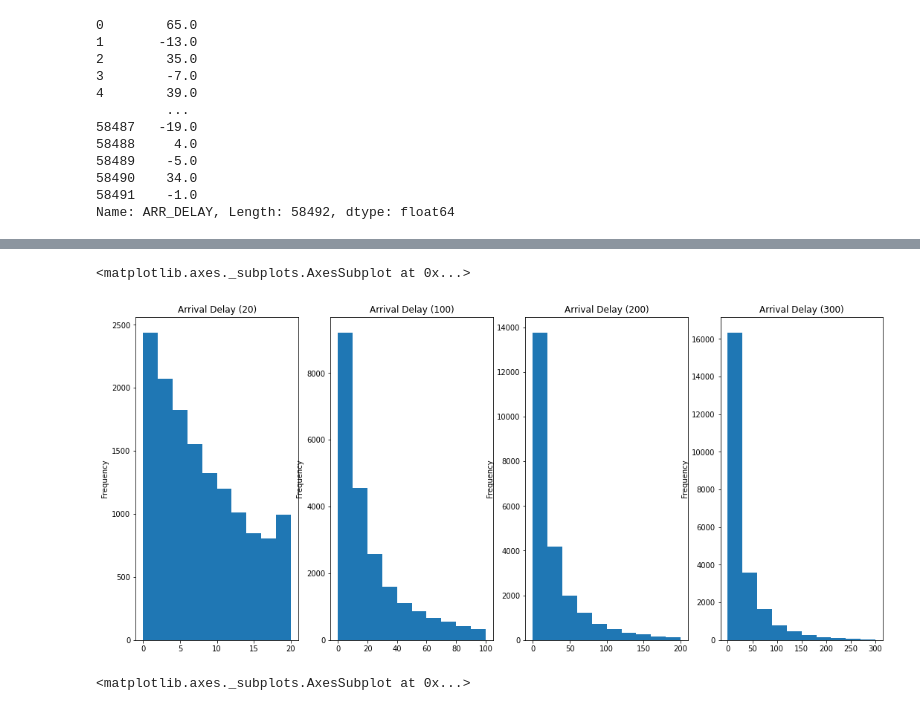
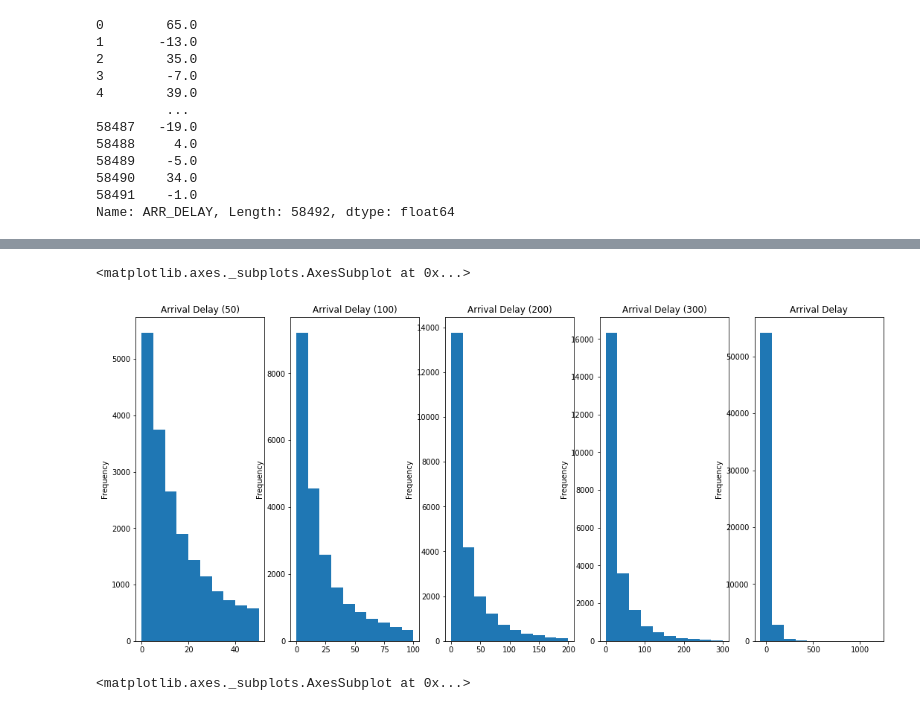
Before and after one commit to son50git/PKT_004_Visualizaiton_PY_MTL, a Jupyter notebook: PKT_004_Rework_02.ipynb, the cells around one changed output, grey strips where cells are left out. Cells and saved outputs as stored; diff of their text form; code cells hidden in the pictures.

```diff
--- a/PKT_004_Rework_02.ipynb
+++ b/PKT_004_Rework_02.ipynb
@@ -715,21 +715,15 @@ Name: ARR_DELAY, Length: 58492, dtype: float64
 # %%
-fig3, ax_array = plt.subplots(1, 4, figsize=(18,8))
-ax1, ax2, ax3, ax4 = ax_array  # (ax1, ax2, ax3, ax4) = ax_array
+fig3, ax_array = plt.subplots(1, 5, figsize=(18,8))
+ax1, ax2, ax3, ax4, ax5 = ax_array  # (ax1, ax2, ax3, ax4, ax5) = ax_array
 
-# flights['DIST'].plot(kind='kde', ax=ax1, range=(0, 3000), title='Distance KDE') # ERROR with range=()
-# flights['DIST'].plot(kind='kde', ax=ax1, xlim=(0, 3000), title='Distance KDE')
-# range= The lower and upper range of the bins. Lower and upper outliers are ignored. If not provided, range is (x.min(), x.max())
-
-flights['ARR_DELAY'].plot(kind='hist', ax=ax1, title='Arrival Delay (20)', range=(0,20))  # range= on the x values
-
+flights['ARR_DELAY'].plot(kind='hist', ax=ax1, title='Arrival Delay (50)', range=(0,50))
 flights['ARR_DELAY'].plot(kind='hist', ax=ax2, title='Arrival Delay (100)', range=(0,100))
-
 flights['ARR_DELAY'].plot(kind='hist', ax=ax3, title='Arrival Delay (200)', range=(0,200))
-
 flights['ARR_DELAY'].plot(kind='hist', ax=ax4, title='Arrival Delay (300)', range=(0,300))
+flights['ARR_DELAY'].plot(kind='hist', ax=ax5, title='Arrival Delay')
 # %% [output]
 <matplotlib.axes._subplots.AxesSubplot at 0x...>
-[figure, old version]
+[figure, new version]
 # %%
 fig4, ax_array = plt.subplots(1, 2, figsize=(18,8))
 ax3, ax4 = ax_array  # (ax1, ax2) = ax_array
```
Also changed, not shown: parts of 8 cells of this notebook.
